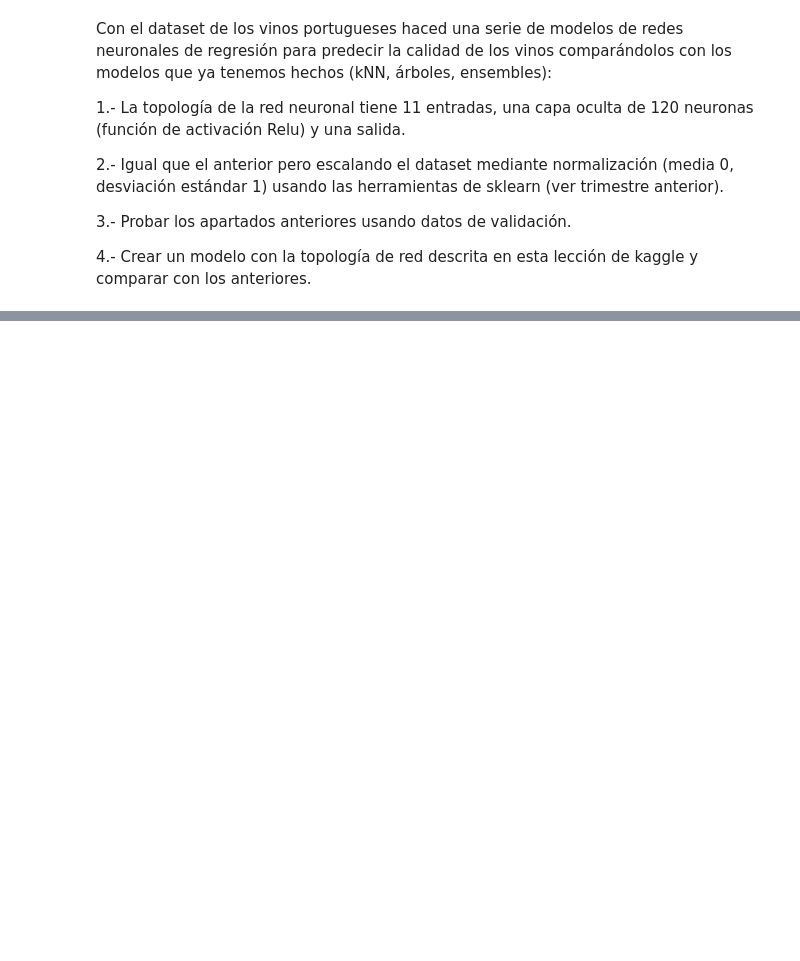
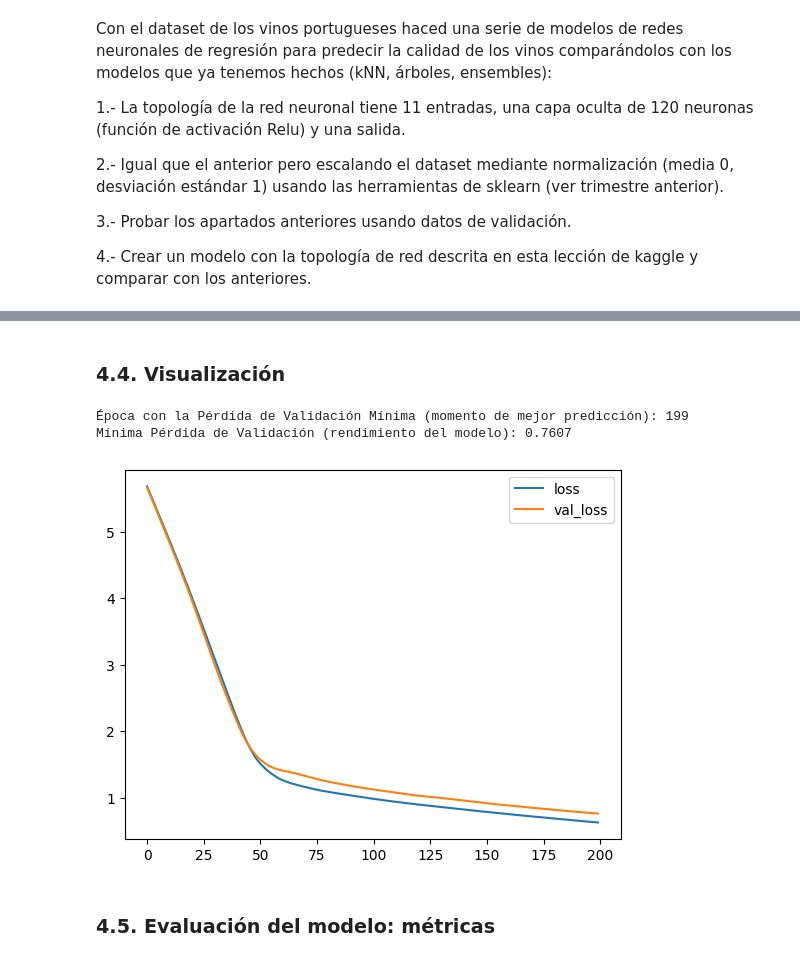
Before and after one commit to viorbe20/ai-programming-exercises, a Jupyter notebook: redes_neuronales_1/wine_regression_net/portuguese_wine_regression.ipynb, the cells around one changed output, grey strips where cells are left out. Saved outputs shown, nothing was run; the diff lists cells and outputs as text; code cells hidden in the pictures; blank space fills up the shorter version.

```diff
--- a/redes_neuronales_1/wine_regression_net/portuguese_wine_regression.ipynb
+++ b/redes_neuronales_1/wine_regression_net/portuguese_wine_regression.ipynb
@@ -184,0 +232,22 @@ Mínima Pérdida de Validación (rendimiento del modelo): 0.0144
+# %%
+model.compile(
+    optimizer='adam',
+    loss='mae',
+)
+
+# Detiene el entrenamiento cuando deja de mejorar
+early_stopping = keras.callbacks.EarlyStopping(
+    patience=5, # épocas que sigue entrenando sin mejorar
+    min_delta=0.001, # mejora mínima
+    restore_best_weights=True, # restaura los mejores pesos
+)
+
+# Entrenamiento del modelo
+history = model.fit(
+    X_train, y_train,
+    validation_data=(X_valid, y_valid), # Datos para monitorizar el rendimiento
+    batch_size=512, # Muestras para la actualización de los pesos y cálculo del gradiente
+    epochs=200, # Número de iteraciones
+    verbose=1,
+    callbacks=[early_stopping]
+)
@@ -184,0 +272,21 @@ Mínima Pérdida de Validación (rendimiento del modelo): 0.0144
+# %% [markdown]
+### 4.4. Visualización
+# %%
+history_df = pd.DataFrame(history.history)
+history_df.loc[:, ['loss', 'val_loss']].plot()
+
+# Índice del mínimo de pérdida de validación
+min_val_loss_index = history_df['val_loss'].idxmin()
+
+# Valor mínimo de pérdida de validación
+min_val_loss = history_df.loc[min_val_loss_index, 'val_loss']
+
+# Leyenda de la gráfica
+print(f"Época con la Pérdida de Validación Mínima (momento de mejor predicción): {min_val_loss_index}")
+print(f"Mínima Pérdida de Validación (rendimiento del modelo): {min_val_loss:0.4f}")
+# %% [output]
+Época con la Pérdida de Validación Mínima (momento de mejor predicción): 199
+Mínima Pérdida de Validación (rendimiento del modelo): 0.7607
+[figure, added]
+# %% [markdown]
+### 4.5. Evaluación del modelo: métricas
```
Also changed, not shown: parts of 45 cells of this notebook, 2 other files.
